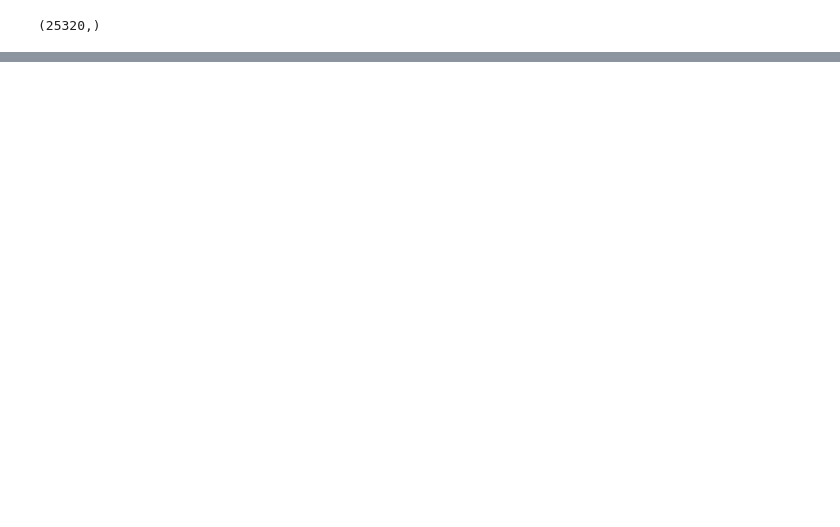
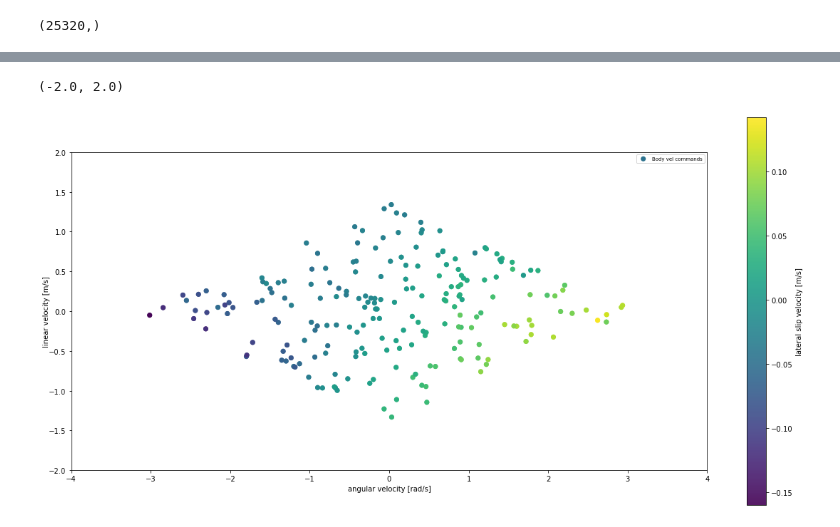
Before and after one commit to norlab-ulaval/norlab_WMRD, a Jupyter notebook: DB/analyse_slip_disturptions.ipynb, the cells around one changed output, grey strips where cells are left out. Cells and saved outputs as stored; diff of their text form; code cells hidden in the pictures; blank space fills up the shorter version.

```diff
--- a/DB/analyse_slip_disturptions.ipynb
+++ b/DB/analyse_slip_disturptions.ipynb
@@ -102,0 +175,8 @@ Text(0, 0.5, 'Amount of steps')
+# %%
+# compute mean body vel disturptions
+
+mean_body_vel_disturption_x = np.mean(steady_state_body_vel_disturption_x, axis=1)
+mean_body_vel_disturption_y = np.mean(steady_state_body_vel_disturption_y, axis=1)
+mean_body_vel_disturption_yaw = np.mean(steady_state_body_vel_disturption_yaw, axis=1)
+
+print(mean_body_vel_disturption_x.shape)
@@ -102,0 +255,70 @@ Text(0, 0.5, 'Amount of steps')
+# %%
+plt.figure(figsize=(20,10))
+ax = plt.gca()
+fig = plt.gcf()
+
+# df_filtered = autorally_df[(autorally_df.linear_v < 25)] #Super weird ultra large values on linar velocity
+# print("filtered {} data points".format(len(autorally_df)-len(df_filtered)))
+
+# max_lv = max(np.abs(df_filtered['linear_v']))
+# max_av = max(np.abs(df_filtered['angular_v']))
+
+
+# meas = ax.scatter(df_filtered['angular_v']/(max_av/2.5), df_filtered['linear_v']/(max_lv/2.5),
+#                   c = 'tab:green',
+#                   cmap = 'hot',
+#                   alpha = 0.05,
+#                   lw=0,
+#                   s=5,
+#                   label='Autorally encoders-based body velocities',
+#                  rasterized=True)
+
+line_width = 5
+alpha = 0.2
+
+
+# q1_char_input_space = ax.plot(char_angular_vel_linspace_negative, char_q1_vel_linspace, color='C2', lw=line_width, label='Characterized')
+# q2_char_input_space = ax.plot(char_angular_vel_linspace_positive, char_q2_vel_linspace, color='C2', lw=line_width)
+# q3_char_input_space = ax.plot(char_angular_vel_linspace_positive, char_q3_vel_linspace, color='C2', lw=line_width)
+# q4_char_input_space = ax.plot(char_angular_vel_linspace_negative, char_q4_vel_linspace, color='C2', lw=line_width)
+
+# ax.fill_between(char_angular_vel_linspace_negative, char_q1_vel_linspace, y2=char_q4_vel_linspace, alpha=alpha, color='C2')
+# ax.fill_between(char_angular_vel_linspace_positive, char_q2_vel_linspace, y2=char_q3_vel_linspace, alpha=alpha, color='C2')
+
+alpha_plot = 0.9
+
+cmd = ax.scatter(steady_state_idd_body_vel_yaw[:, -1], steady_state_idd_body_vel_x[:, -1],
+                  c = np.clip(mean_body_vel_disturption_y, -0.5, 0.5),
+                  cmap = 'viridis',
+                  alpha = alpha_plot,
+                  lw=0,
+                  s=50,
+                  label='Body vel commands',
+                 rasterized=True)
+
+# icp = ax.scatter(icp_body_vel_yaw_array[:, -1], icp_body_vel_x_array[:, -1],
+#                   c = 'C3',
+#                   cmap = 'hot',
+#                   alpha = alpha_plot,
+#                   lw=0,
+#                   s=50,
+#                   label='Body vel measurements',
+#                  rasterized=True)
+
+cbar = plt.colorbar(cmd, label='lateral slip velocity [m/s]')
+
+
+ax.set_aspect('equal', 'box')
+
+ax.set_ylabel('linear velocity [m/s]', labelpad=-2)
+ax.set_xlabel('angular velocity [rad/s]')
+
+leg = plt.legend(fontsize=7, loc='best')
+for lh in leg.legendHandles:
+    lh.set_alpha(1)
+
+ax.set_xlim(-4, 4)
+ax.set_ylim(-2, 2)
+# %% [output]
+(-2.0, 2.0)
+[figure, added]
```
Also changed, not shown: parts of 14 cells of this notebook, 12 other files.
